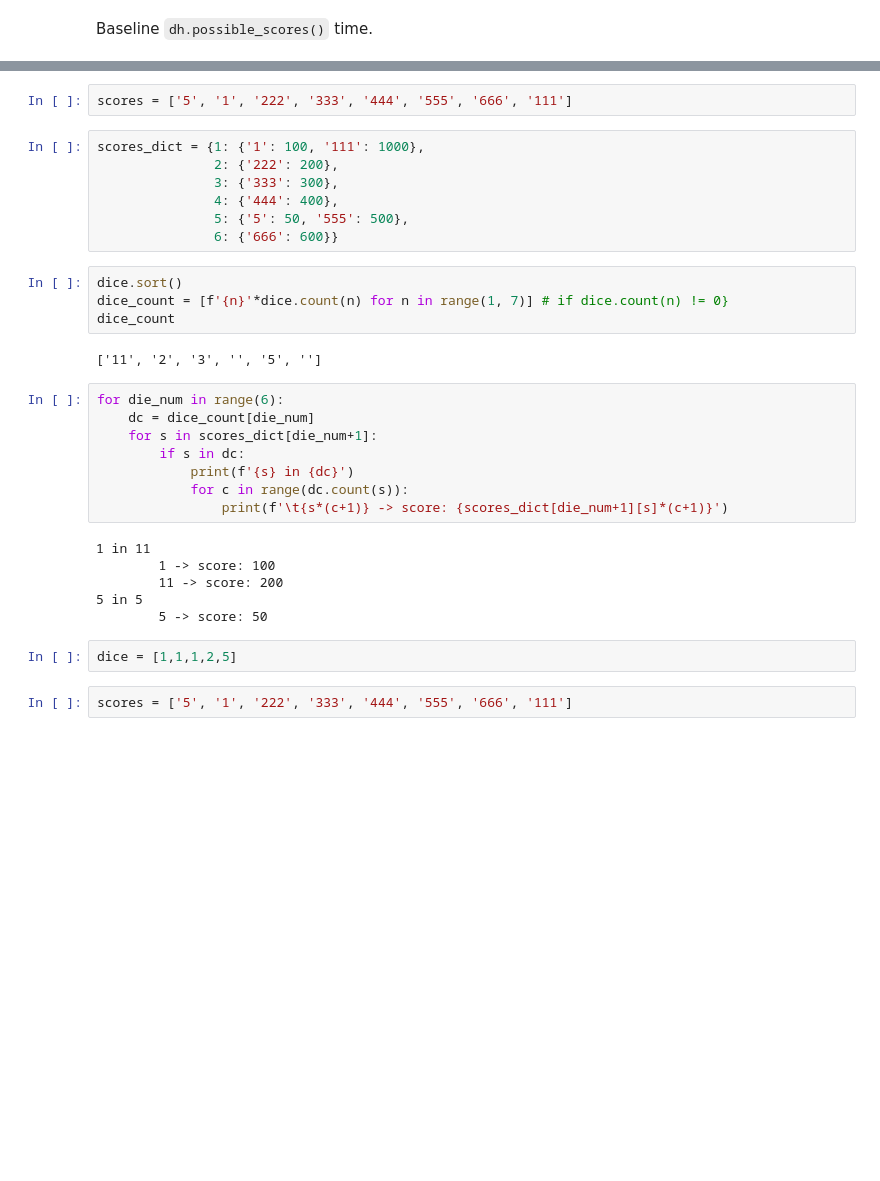
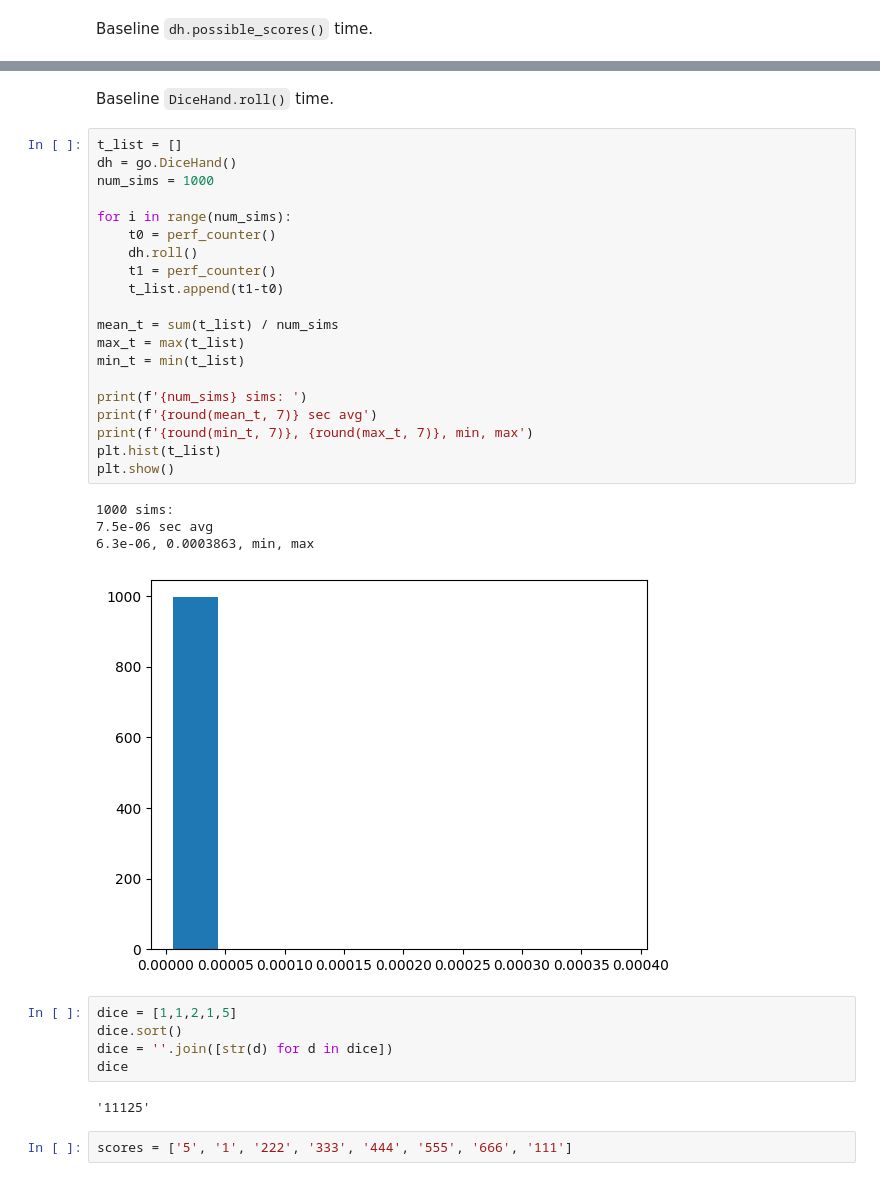
Before and after one commit to alex-b1729/py-farkle, a Jupyter notebook: library/src/models/speed_testing.ipynb, the cells around one changed output, grey strips where cells are left out. Cells and saved outputs as stored; diff of their text form; blank space fills up the shorter version.

```diff
--- a/library/src/models/speed_testing.ipynb
+++ b/library/src/models/speed_testing.ipynb
@@ -48,34 +43,37 @@ dice = [1,3,1,2,5]
-# %%
-scores = ['5', '1', '222', '333', '444', '555', '666', '111']
-# %%
-scores_dict = {1: {'1': 100, '111': 1000},
-               2: {'222': 200},
-               3: {'333': 300},
-               4: {'444': 400},
-               5: {'5': 50, '555': 500},
-               6: {'666': 600}}
-# %%
-dice.sort()
-dice_count = [f'{n}'*dice.count(n) for n in range(1, 7)] # if dice.count(n) != 0}
-dice_count
-# %% [output]
-['11', '2', '3', '', '5', '']
-# %%
-for die_num in range(6):
-    dc = dice_count[die_num]
-    for s in scores_dict[die_num+1]:
-        if s in dc:
-            print(f'{s} in {dc}')
-            for c in range(dc.count(s)):
-                print(f'\t{s*(c+1)} -> score: {scores_dict[die_num+1][s]*(c+1)}')
-# %% [output]
-1 in 11
-        1 -> score: 100
-        11 -> score: 200
-5 in 5
-        5 -> score: 50
+# %% [markdown]
+Baseline `DiceHand.roll()` time.
+# %%
+t_list = []
+dh = go.DiceHand()
+num_sims = 1000
+
+for i in range(num_sims):
+    t0 = perf_counter()
+    dh.roll()
+    t1 = perf_counter()
+    t_list.append(t1-t0)
+
+mean_t = sum(t_list) / num_sims
+max_t = max(t_list)
+min_t = min(t_list)
+
+print(f'{num_sims} sims: ')
+print(f'{round(mean_t, 7)} sec avg')
+print(f'{round(min_t, 7)}, {round(max_t, 7)}, min, max')
+plt.hist(t_list)
+plt.show()
+# %% [output]
+1000 sims:
+7.5e-06 sec avg
+6.3e-06, 0.0003863, min, max
+[figure, added]
 # %%
-dice = [1,1,1,2,5]
+dice = [1,1,2,1,5]
+dice.sort()
+dice = ''.join([str(d) for d in dice])
+dice
+# %% [output]
+'11125'
 # %%
 scores = ['5', '1', '222', '333', '444', '555', '666', '111']
 # %%
```
Also changed, not shown: parts of 22 cells of this notebook.
